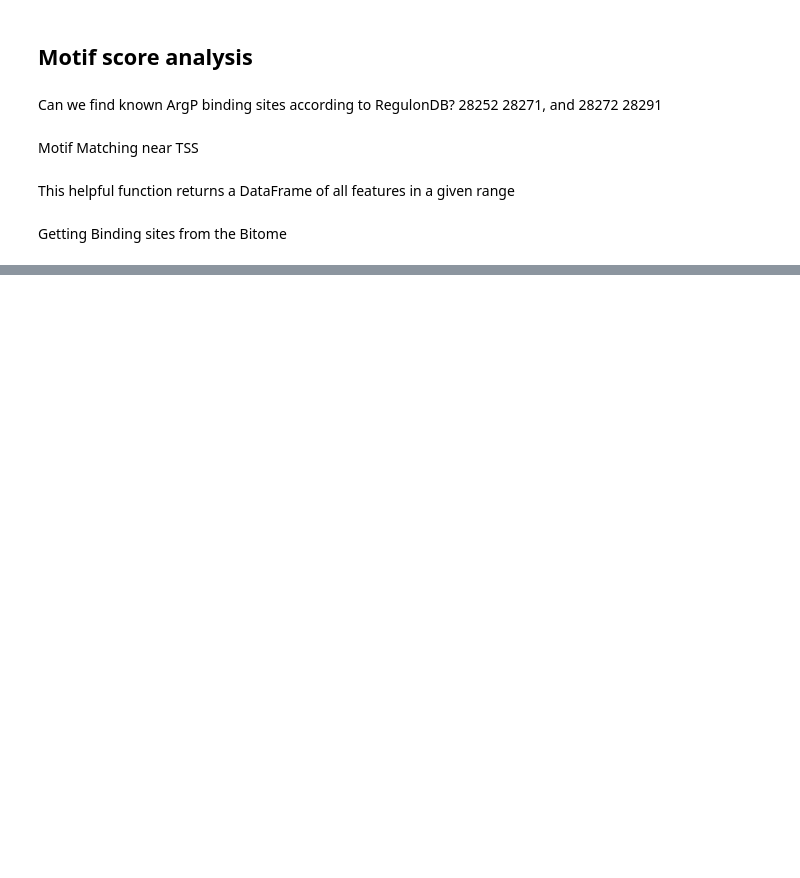
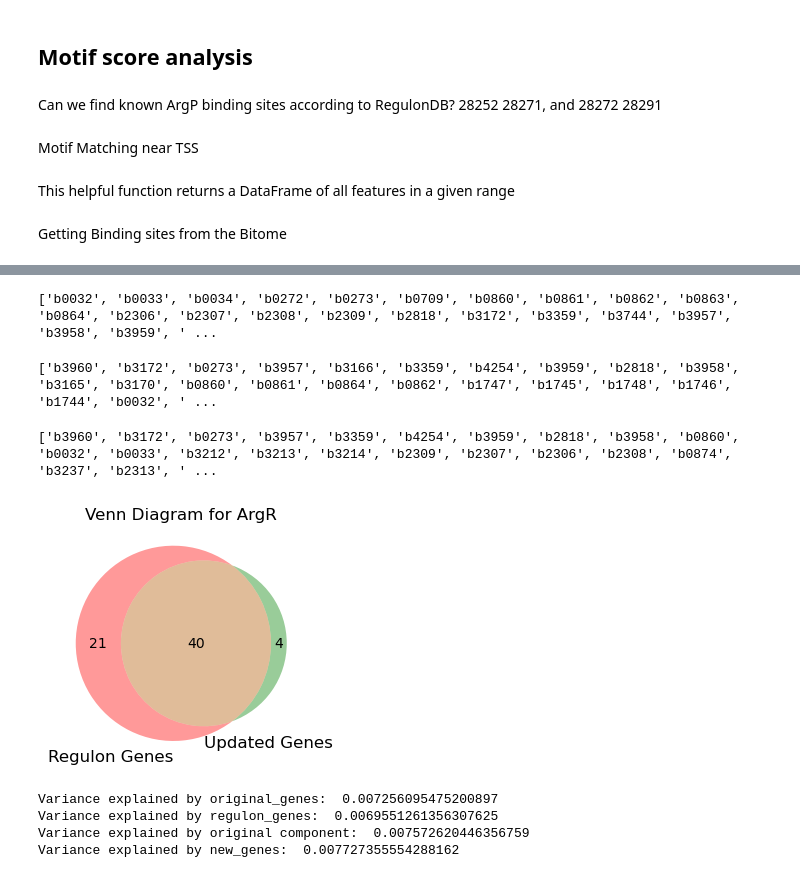
Before and after one commit to SBRG/Bacterial_TRN_Dominance_and_Independence, a Jupyter notebook: Figure_4_Regulon_Captured/Figure_4_ArgR.ipynb, the cells around one changed output, grey strips where cells are left out. Saved outputs shown, nothing was run; the diff lists cells and outputs as text; code cells hidden in the pictures; blank space fills up the shorter version.

```diff
--- a/Figure_4_Regulon_Captured/Figure_4_ArgR.ipynb
+++ b/Figure_4_Regulon_Captured/Figure_4_ArgR.ipynb
@@ -242,0 +546,6 @@ bitome_tfbs_df.head()
+# %%
+def get_gene_ids(dataframe, regulator):
+
+    # Get all gene_ids for a specific regulator
+    gene_ids = dataframe[dataframe['regulator'] == regulator]['gene_id'].tolist()
+    return gene_ids
@@ -242,0 +659,27 @@ bitome_tfbs_df.head()
+# %%
+def compute_and_print_variances(A_p1k, M_p1k, log_tpm_precise_1k, iM_table, original_genes, regulon_genes, new_genes):
+    component = iM_table[iM_table['regulator_readable'] == 'ArgR'].index.tolist()[0]
+    original_genes_variance = explained_variance_subset_genes(A_p1k, M_p1k, log_tpm_precise_1k, component, original_genes)
+    regulon_genes_variance = explained_variance_subset_genes(A_p1k, M_p1k, log_tpm_precise_1k, component, regulon_genes)
+    component_original = explained_variance_subset_genes(A_p1k, M_p1k, log_tpm_precise_1k, component, log_tpm_precise_1k.index.to_list())
+    new_genes_variance = explained_variance_subset_genes(A_p1k, M_p1k, log_tpm_precise_1k, component, new_genes)
+
+    print("Variance explained by original_genes: ", original_genes_variance)
+    print("Variance explained by regulon_genes: ", regulon_genes_variance)
+    print("Variance explained by original component: ", component_original)
+    print("Variance explained by new_genes: ", new_genes_variance)
+# %%
+ArgR_original_genes = get_genes_in_component(P1K_Gene_Presence_Matrix, list(iM_table[iM_table['regulator_readable'] == 'ArgR']['name'])[0])
+print(ArgR_original_genes)
+# %% [output]
+['b0032', 'b0033', 'b0034', 'b0272', 'b0273', 'b0709', 'b0860', 'b0861', 'b0862', 'b0863', 'b0864', 'b2306', 'b2307', 'b2308', 'b2309', 'b2818', 'b3172', 'b3359', 'b3744', 'b3957', 'b3958', 'b3959', ' ...
+# %%
+ArgR_regulon_genes = get_gene_ids(Regulon_DB_P1K, "ArgR")
+print(ArgR_regulon_genes)
+# %% [output]
+['b3960', 'b3172', 'b0273', 'b3957', 'b3166', 'b3359', 'b4254', 'b3959', 'b2818', 'b3958', 'b3165', 'b3170', 'b0860', 'b0861', 'b0864', 'b0862', 'b1747', 'b1745', 'b1748', 'b1746', 'b1744', 'b0032', ' ...
+# %%
+ArgR_genes_from_corr = calculate_and_filter_correlations(ArgR_regulon_genes, "ArgR", log_tpm_precise_1k, A_p1k, iM_table, corr_threshold=0.5)
+print(ArgR_genes_from_corr)
+# %% [output]
+['b3960', 'b3172', 'b0273', 'b3957', 'b3359', 'b4254', 'b3959', 'b2818', 'b3958', 'b0860', 'b0032', 'b0033', 'b3212', 'b3213', 'b3214', 'b2309', 'b2307', 'b2306', 'b2308', 'b0874', 'b3237', 'b2313', ' ...
@@ -242,0 +688,10 @@ bitome_tfbs_df.head()
+# %%
+explained_variance_change, ArgR_new_genes = compute_EV_diff_for_each_gene(A_p1k, M_p1k, log_tpm_precise_1k, iM_table[iM_table['regulator_readable'] == 'ArgR'].index.tolist()[0], ArgR_original_genes, ArgR_regulon_genes)
+venn_plot_and_genes(ArgR_regulon_genes, ArgR_new_genes, 'ArgR')
+compute_and_print_variances(A_p1k, M_p1k, log_tpm_precise_1k, iM_table, ArgR_original_genes, ArgR_regulon_genes, ArgR_new_genes)
+# %% [output]
+[figure, added]
+Variance explained by original_genes:  0.007256095475200897
+Variance explained by regulon_genes:  0.0069551261356307625
+Variance explained by original component:  0.007572620446356759
+Variance explained by new_genes:  0.007727355554288162
```
Also changed, not shown: parts of 33 cells of this notebook.
